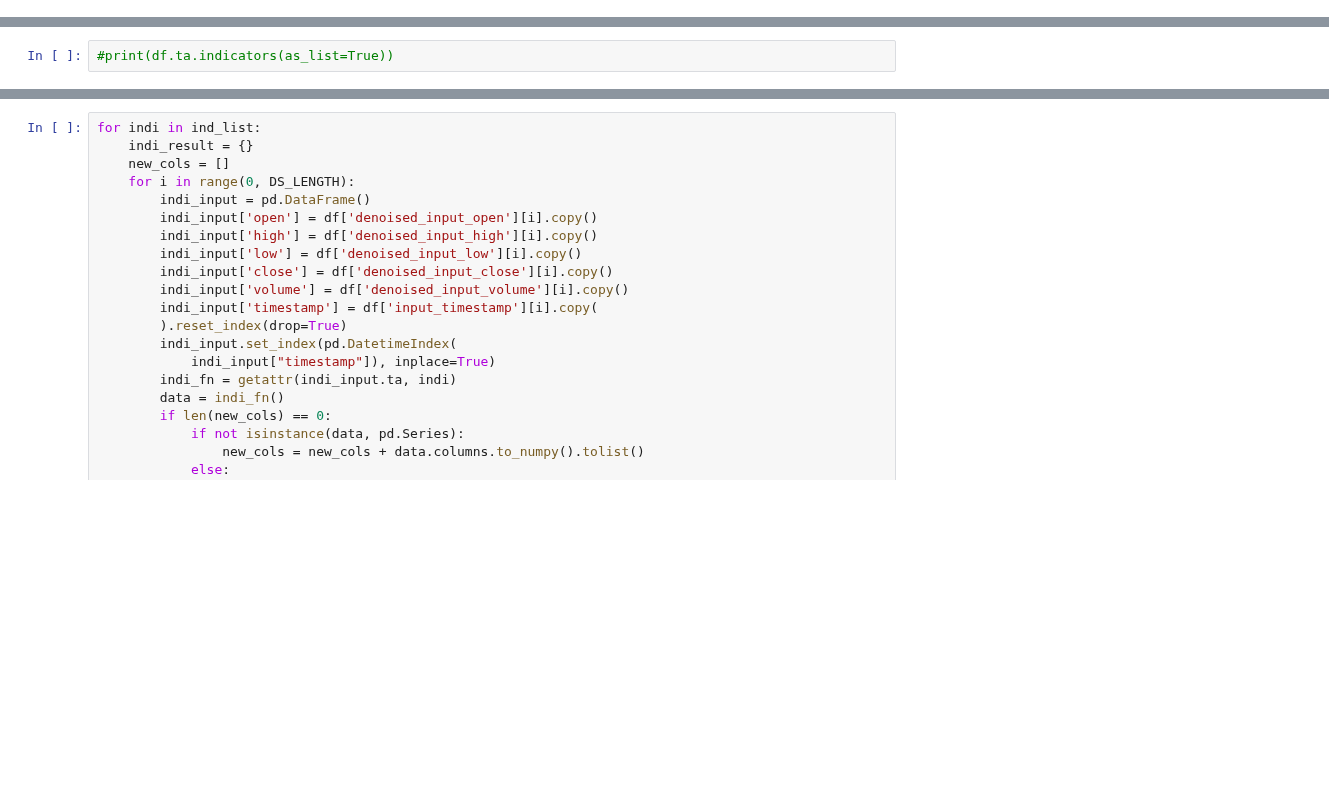
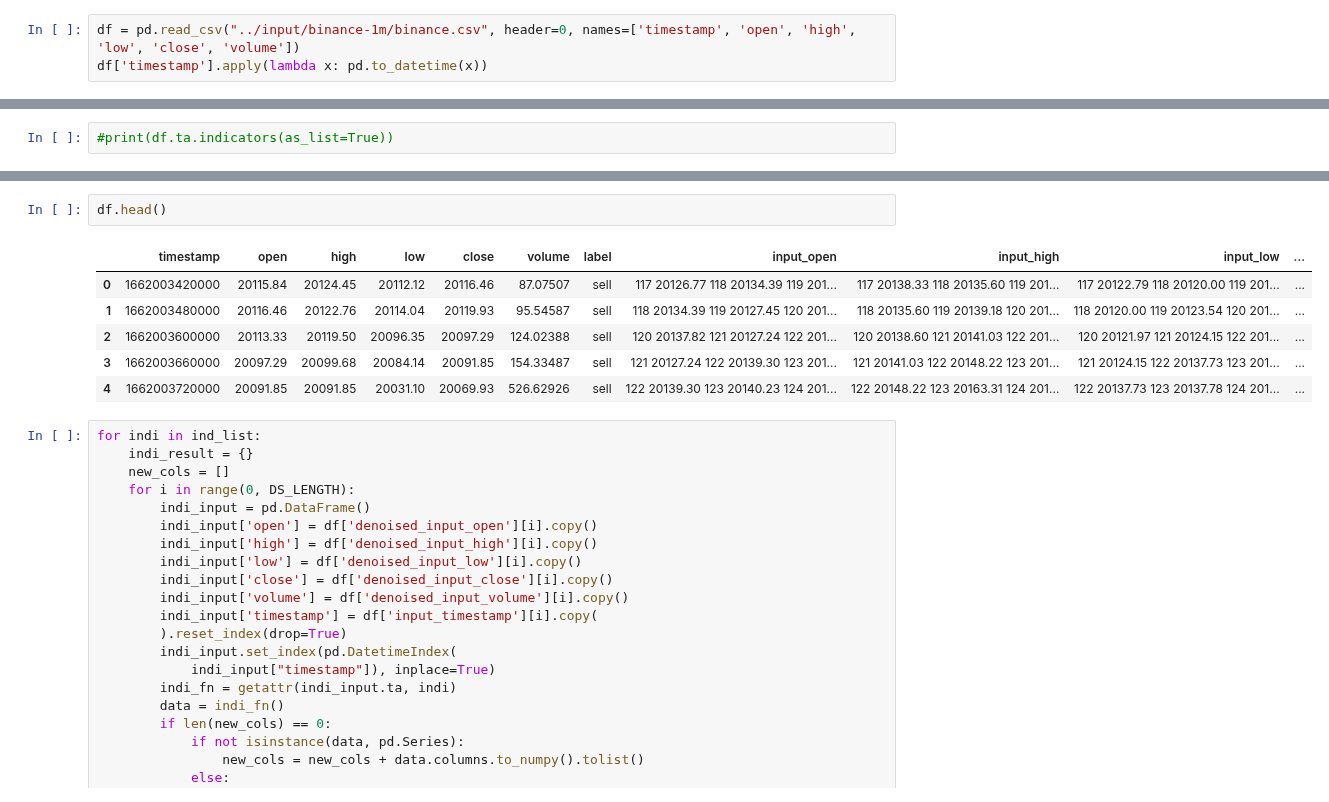
Before and after one commit to Neuron-Sages/neusa-py, a Jupyter notebook: neusa-fastai.ipynb, the cells around one changed output, grey strips where cells are left out. Cells and saved outputs as stored; diff of their text form; blank space fills up the shorter version.

```diff
--- a/neusa-fastai.ipynb
+++ b/neusa-fastai.ipynb
@@ -55,0 +50,3 @@ df = df.ta.ticker(SYMBOL, period="1y")
+# %%
+df = pd.read_csv("../input/binance-1m/binance.csv", header=0, names=['timestamp', 'open', 'high', 'low', 'close', 'volume'])
+df['timestamp'].apply(lambda x: pd.to_datetime(x))
@@ -164,3 +213,12 @@ print(ind_list)
+# %%
+df.head()
+# %% [output]
+|  | timestamp | open | high | low | close | volume | label | input_open | input_high | input_low | ... |
+| 0 | 1662003420000 | 20115.84 | 20124.45 | 20112.12 | 20116.46 | 87.07507 | sell | 117 20126.77 118 20134.39 119 201... | 117 20138.33 118 20135.60 119 201... | 117 20122.79 118 20120.00 119 201... | ... |
+| 1 | 1662003480000 | 20116.46 | 20122.76 | 20114.04 | 20119.93 | 95.54587 | sell | 118 20134.39 119 20127.45 120 201... | 118 20135.60 119 20139.18 120 201... | 118 20120.00 119 20123.54 120 201... | ... |
+| 2 | 1662003600000 | 20113.33 | 20119.50 | 20096.35 | 20097.29 | 124.02388 | sell | 120 20137.82 121 20127.24 122 201... | 120 20138.60 121 20141.03 122 201... | 120 20121.97 121 20124.15 122 201... | ... |
+| 3 | 1662003660000 | 20097.29 | 20099.68 | 20084.14 | 20091.85 | 154.33487 | sell | 121 20127.24 122 20139.30 123 201... | 121 20141.03 122 20148.22 123 201... | 121 20124.15 122 20137.73 123 201... | ... |
+| 4 | 1662003720000 | 20091.85 | 20091.85 | 20031.10 | 20069.93 | 526.62926 | sell | 122 20139.30 123 20140.23 124 201... | 122 20148.22 123 20163.31 124 201... | 122 20137.73 123 20137.78 124 201... | ... |
 # %%
 for indi in ind_list:
     indi_result = {}
```
Also changed, not shown: parts of 11 cells of this notebook, 3 other files.
